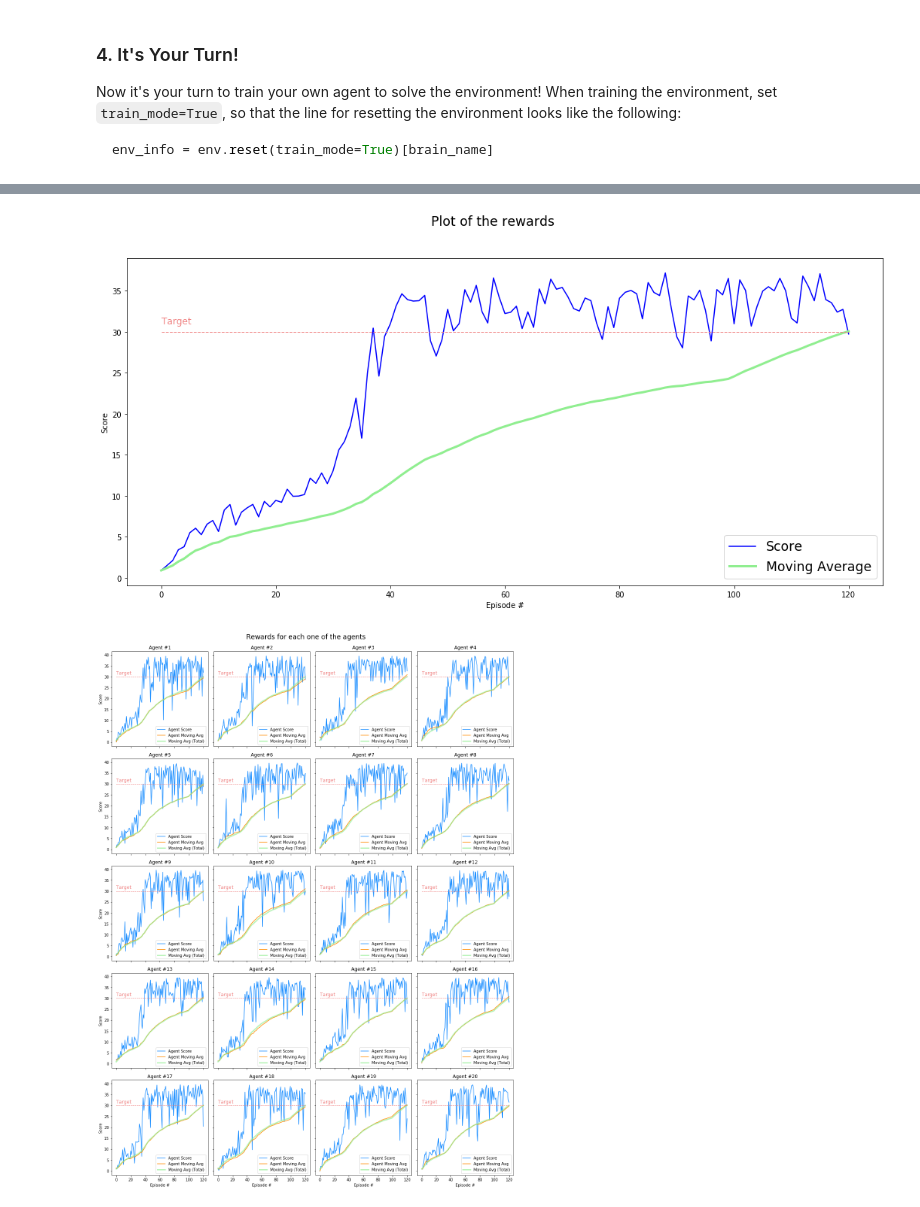
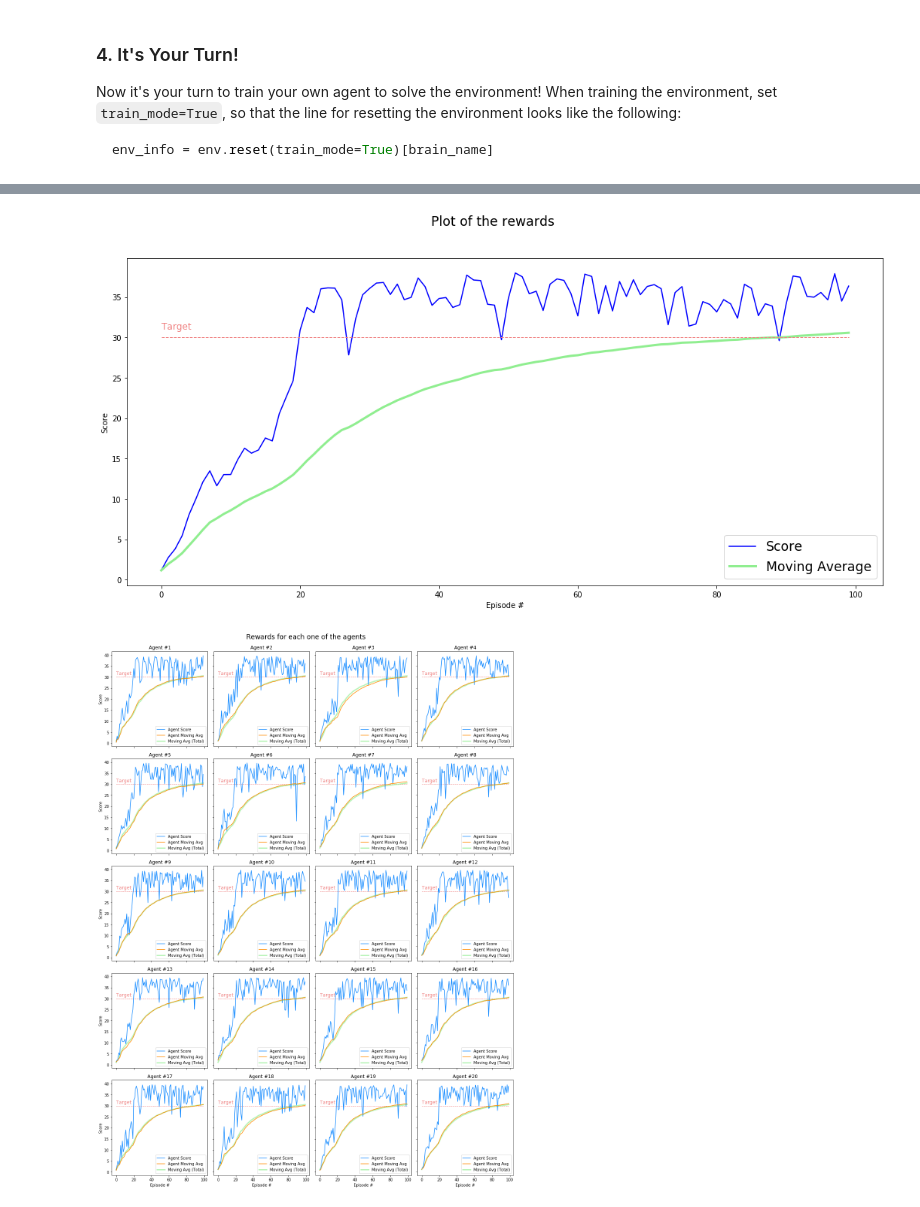
Before and after one commit to silviomori/udacity-deep-reinforcement-learning-p2-continuous-control, a Jupyter notebook: Continuous_Control.ipynb, the cells around one changed output, grey strips where cells are left out. Cells and saved outputs as stored; diff of their text form; code cells hidden in the pictures.

Commit message:
feat: Solve the environment in 0 episode

````diff
--- a/Continuous_Control.ipynb
+++ b/Continuous_Control.ipynb
@@ -38,7 +38,7 @@ For instance, if you are using a Mac, then you downloaded `Reacher.app`.  If thi
 env = UnityEnvironment(file_name="Reacher.app")
 ```
 # %%
-env = UnityEnvironment(file_name='Reacher_20_Linux_NoVis/Reacher.x86_64')
+env = UnityEnvironment(file_name='/data/Reacher_Linux_NoVis/Reacher.x86_64')
 # %% [output]
 INFO:unityagents:
 'Academy' started successfully!
@@ -173,7 +173,7 @@ def ddpg(n_episodes=2000, max_t=1000):
 
         # Store the rewards and calculate the moving average
         scores.append(scores_episode.tolist())
-        moving_avg.append(np.mean(scores[-100:], axis=0))
+        moving_avg.append(np.mean(scores[-_target_episodes:], axis=0))
         # Calculate the elapsed time
         time_episode = time.time() - time_episode_start
         time_elapsed = time.time() - time_training_start
@@ -258,39 +258,39 @@ ax.plot(scores_mean, label='Score', color='Blue')
 ax.plot(moving_avg_mean, label='Moving Average',
         color='LightGreen', linewidth=3)
 ax.plot(target, linestyle='--', color='LightCoral', linewidth=1 )
 ax.text(0, _target_score+1, 'Target', color='LightCoral', fontsize='large')
 ax.set_ylabel('Score')
 ax.set_xlabel('Episode #')
 ax.legend(fontsize='xx-large', loc='lower right')
 
 plt.show()
 
 # Plot one graph for each one of the 20 Agents, if that is the case
 if len(scores[0]) == 20:
     fig, axs = plt.subplots(5, 4, figsize=(15, 20),
                             constrained_layout=True, sharex=True, sharey=True)
     fig.suptitle('Rewards for each one of the agents', fontsize='xx-large')
 
     axs = axs.flatten()
     for idx, (ax, s, m) \
             in enumerate(zip(axs, np.transpose(scores), np.transpose(moving_avg))):
-        ax.plot(s, label='Agent Score', color='DodgerBlue')
-        ax.plot(m, label='Agent Moving Avg', color='DarkOrange')
+        ax.plot(s, label='Agent Score', color='DodgerBlue', zorder=2)
+        ax.plot(m, label='Agent Moving Avg', color='DarkOrange', zorder=3)
         ax.plot(moving_avg_mean, label='Moving Avg (Total)',
-                color='LightGreen', linewidth=3, alpha=0.655)
-        ax.plot(target, linestyle='--', color='LightCoral', linewidth=1 )
+                color='LightGreen', linewidth=3, alpha=0.655, zorder=1)
+        ax.plot(target, linestyle='--', color='LightCoral', linewidth=1, zorder=0)
         ax.text(0, _target_score+1, 'Target', color='LightCoral', fontsize='large')
 
         ax.set_title('Agent #%d' % (idx+1))
         ax.set_ylabel('Score')
         ax.set_xlabel('Episode #')
         ax.label_outer()
         ax.legend(fontsize='medium')
 
     plt.show()
 # %% [output]
-[figure, old version]
+[figure, new version]
-[figure, old version]
+[figure, new version]
 # %%
 ## Reset the environment
 try:
````
Also changed, not shown: parts of 3 cells of this notebook, 2 other files.
